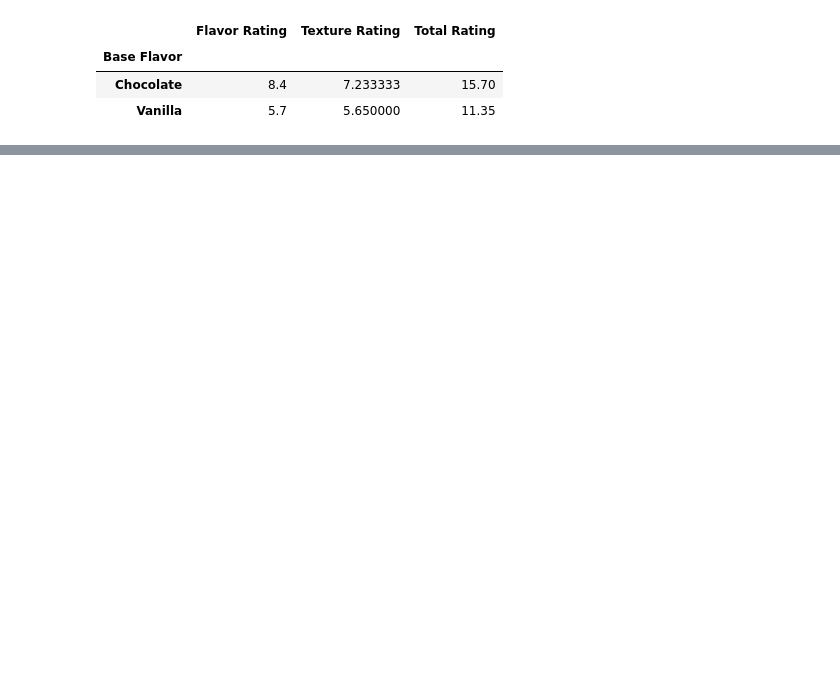
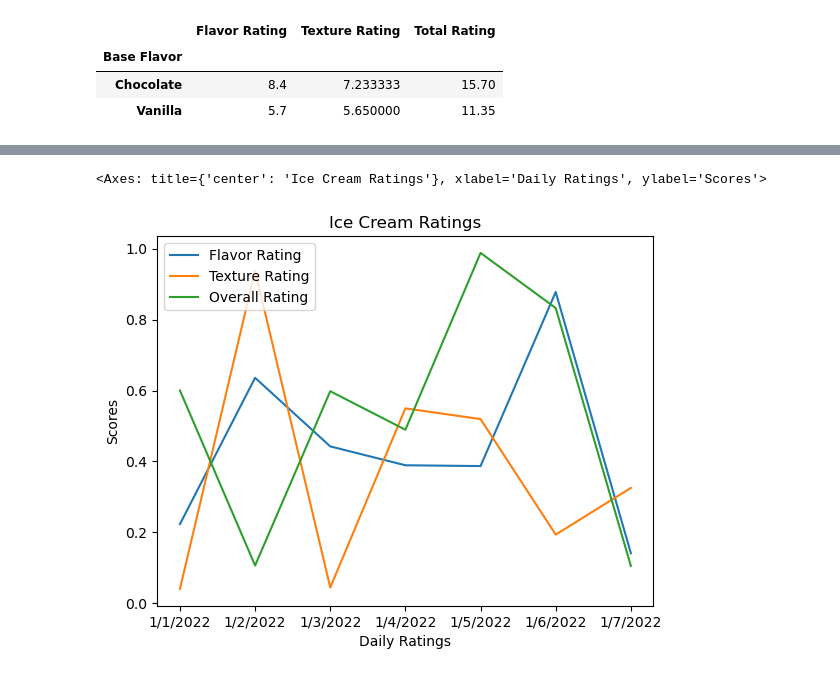
Before and after one commit to alb1nut/Pandas, a Jupyter notebook: Pandas.ipynb, the cells around one changed output, grey strips where cells are left out. Drawn from its saved outputs; the diff is of its cells as text; code cells hidden in the pictures; blank space fills up the shorter version.

Commit message:
Pandas Visualization

```diff
--- a/Pandas.ipynb
+++ b/Pandas.ipynb
@@ -563,0 +570,4 @@ pd.concat([df1,df2],join ='outer')
+# %%
+df = pd.read_csv(r"C:\Users\ViztaEdu\Desktop\Data Analyst Program\python\Ice Cream Ratings.csv")
+df = df.set_index('Date')
+df
@@ -563,0 +584,7 @@ pd.concat([df1,df2],join ='outer')
+# %%
+#Line Plot
+
+df.plot(kind='line',title='Ice Cream Ratings', xlabel= 'Daily Ratings', ylabel='Scores')
+# %% [output]
+<Axes: title={'center': 'Ice Cream Ratings'}, xlabel='Daily Ratings', ylabel='Scores'>
+[figure, added]
```
Also changed, not shown: parts of 49 cells of this notebook.
